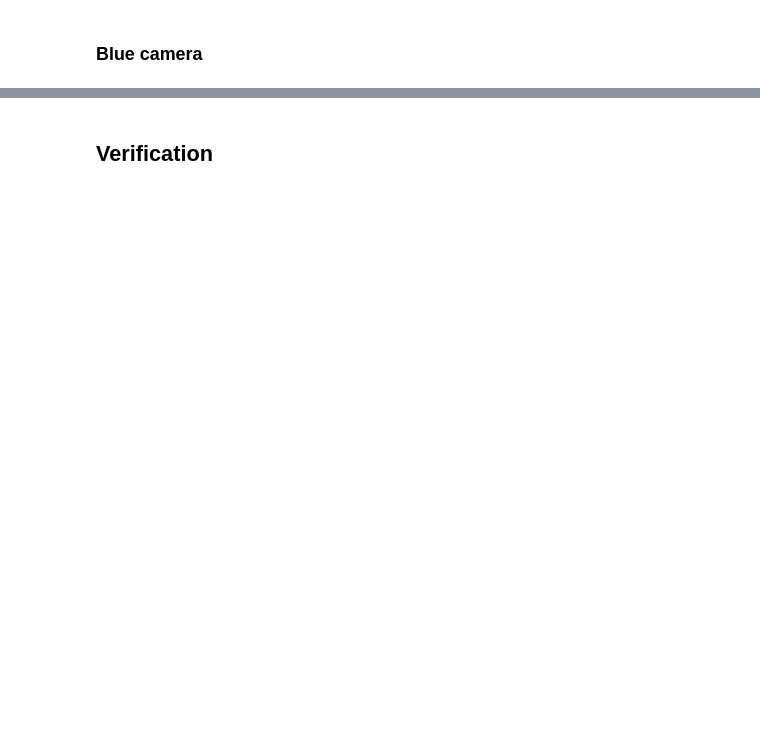
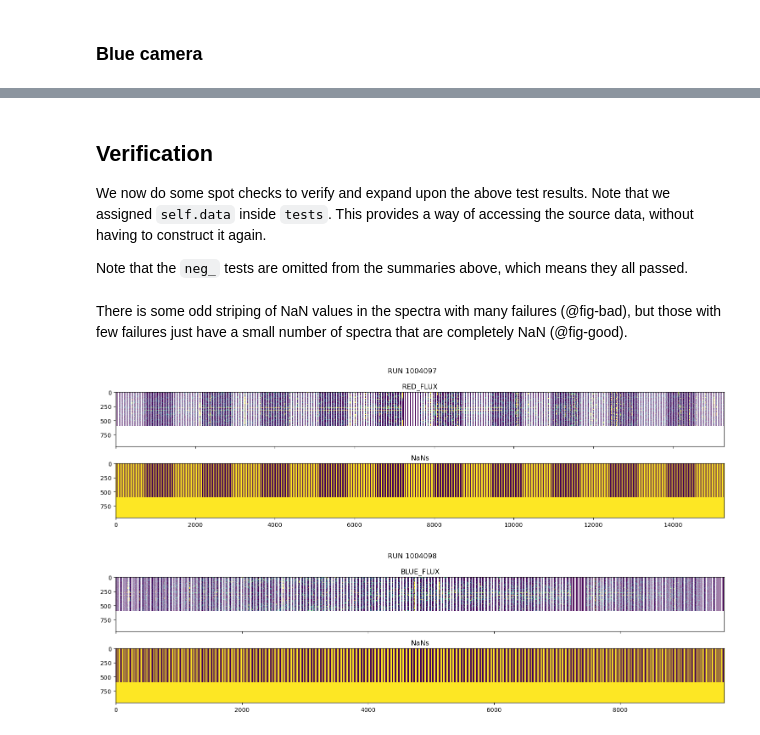
Before and after one commit to bamford/qagmire, a Jupyter notebook: nbs/diagnostics/13_l1_spectrum_value_check.ipynb, the cells around one changed output, grey strips where cells are left out. Cells and saved outputs as stored; diff of their text form; code cells hidden in the pictures; blank space fills up the shorter version.

```diff
--- a/nbs/diagnostics/13_l1_spectrum_value_check.ipynb
+++ b/nbs/diagnostics/13_l1_spectrum_value_check.ipynb
@@ -99,5 +98,5 @@ client = Client(n_workers=8, threads_per_worker=1, memory_limit="2GiB")
 # %% [markdown]
 ### Red camera
 # %%
-tests = L1SpectrumValueCheck(camera="RED")
-tests.run(date="201*")
+red_tests = L1SpectrumValueCheck(camera="RED", n_processes=8)
+red_tests.run(date="201*")
@@ -108,5 +162,5 @@ tests.summary(by="NSPEC")
 # %% [markdown]
 ### Blue camera
 # %%
-tests = L1SpectrumValueCheck(camera="BLUE")
-tests.run(date="2017*")
+blue_tests = L1SpectrumValueCheck(camera="BLUE", n_processes=8)
+blue_tests.run(date="2017*")
@@ -117,19 +226,25 @@ tests.summary(by="NSPEC")
 # %% [markdown]
 ## Verification
+
+We now do some spot checks to verify and expand upon the above test results. Note that we assigned `self.data` inside `tests`. This provides a way of accessing the source data, without having to construct it again.
+
+Note that the `neg_` tests are omitted from the summaries above, which means they all passed.
-# %%
-files = get_lr_l1_single_files(date="2017*")
-data = read_l1_data(files)
-data = data.swap_dims(filename="RUN")
 # %%
-def plot(run, ext):
+def plot(data, run, ext):
     qty = data.sel(RUN=run)[ext]
-    fig, ax = plt.subplots(3, 1, figsize=(15, 5), sharex=True, sharey=True)
-    ax[0].imshow(qty, vmin=0, vmax=100, interpolation="none")
+    fig, ax = plt.subplots(2, 1, figsize=(15, 4), sharex=True, sharey=True)
+    ax[0].imshow(qty, vmin=0, vmax=100, interpolation="none", aspect="auto")
     ax[0].set_title(ext)
-    ax[1].imshow(~np.isfinite(qty), interpolation="none")
+    ax[1].imshow(~np.isfinite(qty), interpolation="none", aspect="auto")
     ax[1].set_title("NaNs")
-    ax[2].imshow(qty < 0, interpolation="none")
-    ax[2].set_title("Negs")
     fig.suptitle(f"RUN {run}")
+    plt.tight_layout()
+# %% [markdown]
+There is some odd striping of NaN values in the spectra with many failures (@fig-bad), but those with few failures just have a small number of spectra that are completely NaN (@fig-good).
 # %%
-plot(1004097, "RED_FLUX")
+# |label: fig-bad
+plot(red_tests.data, 1004097, "RED_FLUX")
+plot(blue_tests.data, 1004098, "BLUE_FLUX")
+# %% [output]
+[figure, added]
+[figure, added]
```
Also changed, not shown: parts of 15 cells of this notebook, 13 other files.
